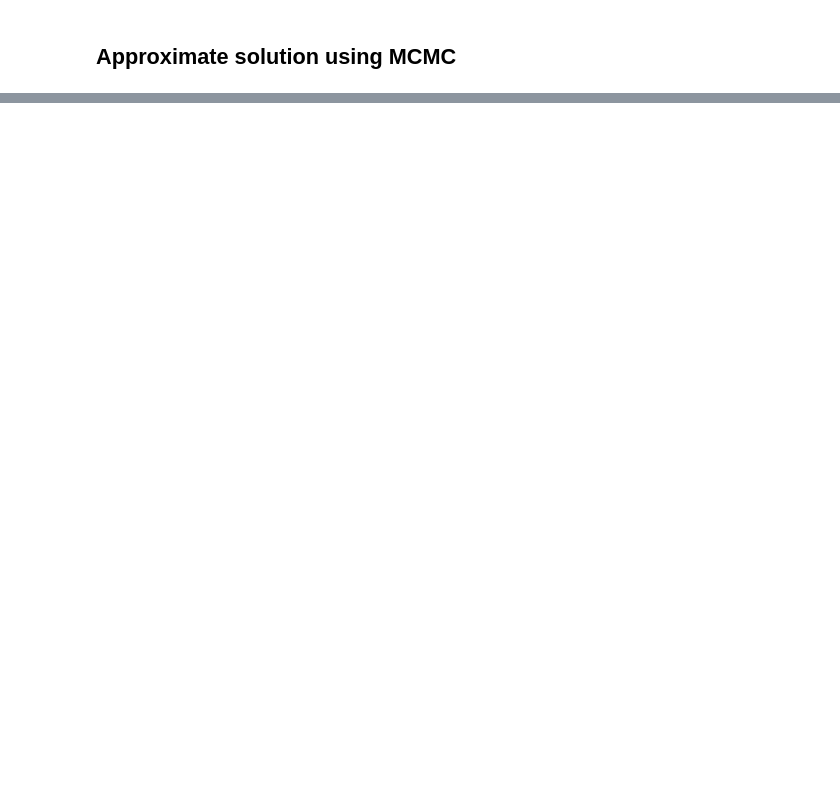
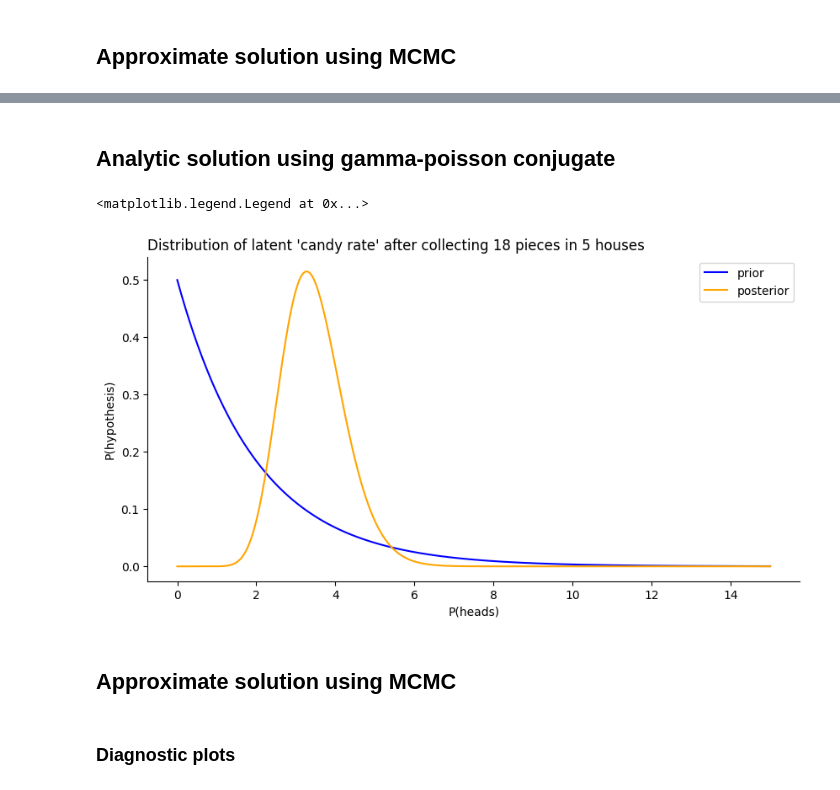
Before and after one commit to libertininick/bayesian-stats, a Jupyter notebook: notebooks/mcmc.ipynb, the cells around one changed output, grey strips where cells are left out. Cells and saved outputs as stored; diff of their text form; code cells hidden in the pictures; blank space fills up the shorter version.

Commit message:
Add gamma-poisson exa

```diff
--- a/notebooks/mcmc.ipynb
+++ b/notebooks/mcmc.ipynb
@@ -102,0 +120,26 @@ ax.legend()
+# %% [markdown]
+## Analytic solution using gamma-poisson conjugate
+# %%
+prior = dist.Gamma(concentration=1, rate=0.5)
+obs = [1, 6, 4, 2, 5]
+posterior = dist.Gamma(concentration=1 + sum(obs), rate=0.5 + len(obs))
+
+_, ax = plt.subplots(figsize=(10,5))
+
+candy_rate = torch.linspace(0, 15, 1001)
+ax.plot(candy_rate, torch.exp(prior.log_prob(candy_rate)), label="prior", color="blue")
+ax.plot(candy_rate, torch.exp(posterior.log_prob(candy_rate)), label="posterior", color="orange")
+ax.spines[['right', 'top']].set_visible(False)
+ax.set_title(
+    "Distribution of latent 'candy rate' after collecting 18 pieces in 5 houses",
+    loc='left',
+    fontdict={'fontsize': 12}
+)
+ax.set_xlabel("P(heads)")
+ax.set_ylabel("P(hypothesis)")
+ax.legend()
+# %% [output]
+<matplotlib.legend.Legend at 0x...>
+[figure, added]
+# %% [markdown]
+## Approximate solution using MCMC
@@ -102,0 +161,2 @@ ax.legend()
+# %% [markdown]
+### Diagnostic plots
```
Also changed, not shown: parts of 16 cells of this notebook.
